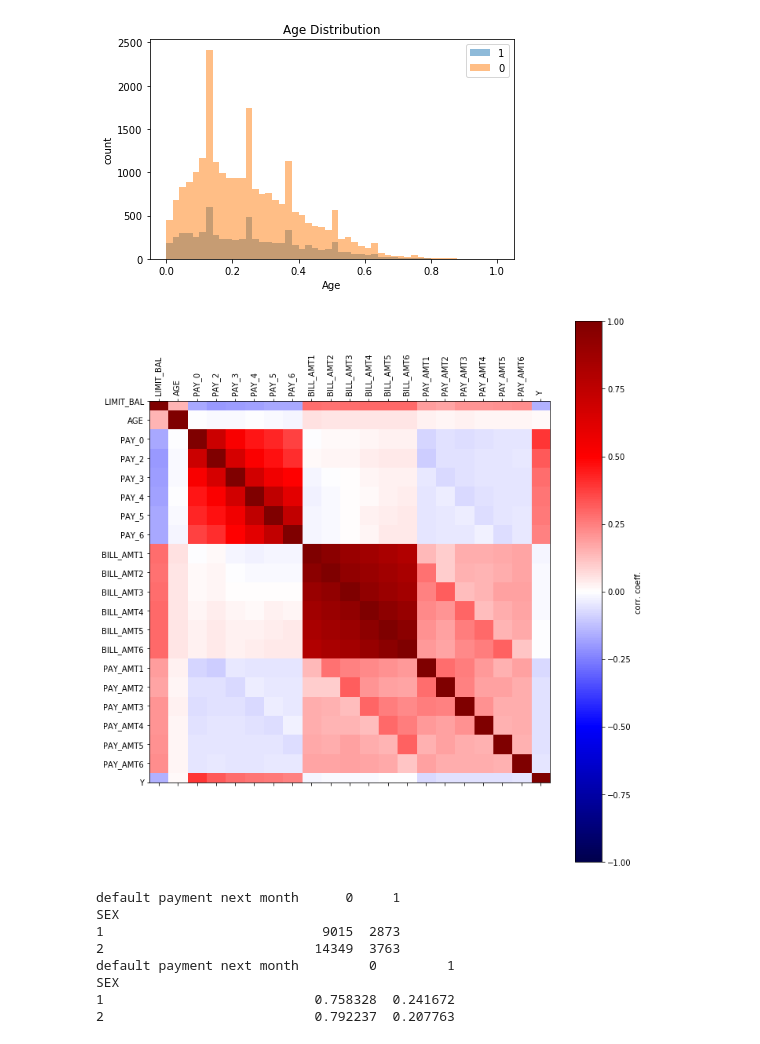
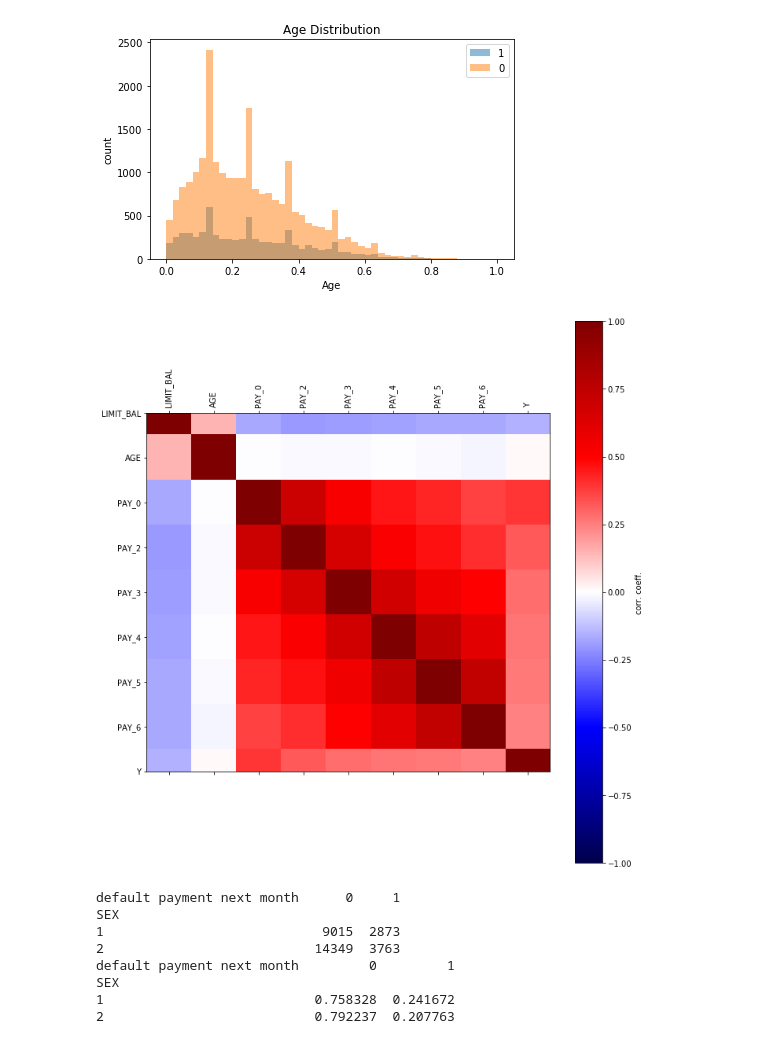
Before and after one commit to yahowang/Default-of-Credit-Card-Clients-Prediction, a Jupyter notebook: src/eda.ipynb, the cells around one changed output. Saved outputs shown, nothing was run; the diff lists cells and outputs as text; code cells hidden in the pictures.

```diff
--- a/src/eda.ipynb
+++ b/src/eda.ipynb
@@ -92,17 +92,17 @@ plt.show()
 # %% [output]
 [figure]
 # %%
-con = df[continuous + ["Y"]]
+con = df[['LIMIT_BAL', 'AGE', 'PAY_0', 'PAY_2', 'PAY_3', 'PAY_4', 'PAY_5','PAY_6', 'Y']]
 plt.figure(figsize=(10,10))
 plt.matshow(con.corr(),vmin=-1,vmax=1,cmap='seismic',fignum=0)
 plt.colorbar(label='corr. coeff.')
 plt.xticks(np.arange(con.corr().shape[0]),list(con.corr().columns),rotation=90)
 plt.yticks(np.arange(con.corr().shape[0]),list(con.corr().columns))
 plt.tight_layout()
 plt.savefig('../figures/cor_mat.png',dpi=300)
 plt.show()
 # %% [output]
-[figure, old version]
+[figure, new version]
 # %%
 count_matrix = df_old.groupby(['SEX', 'default payment next month']).size().unstack()
 print(count_matrix)
```
Also changed, not shown: parts of 2 cells of this notebook, 1 other file.
